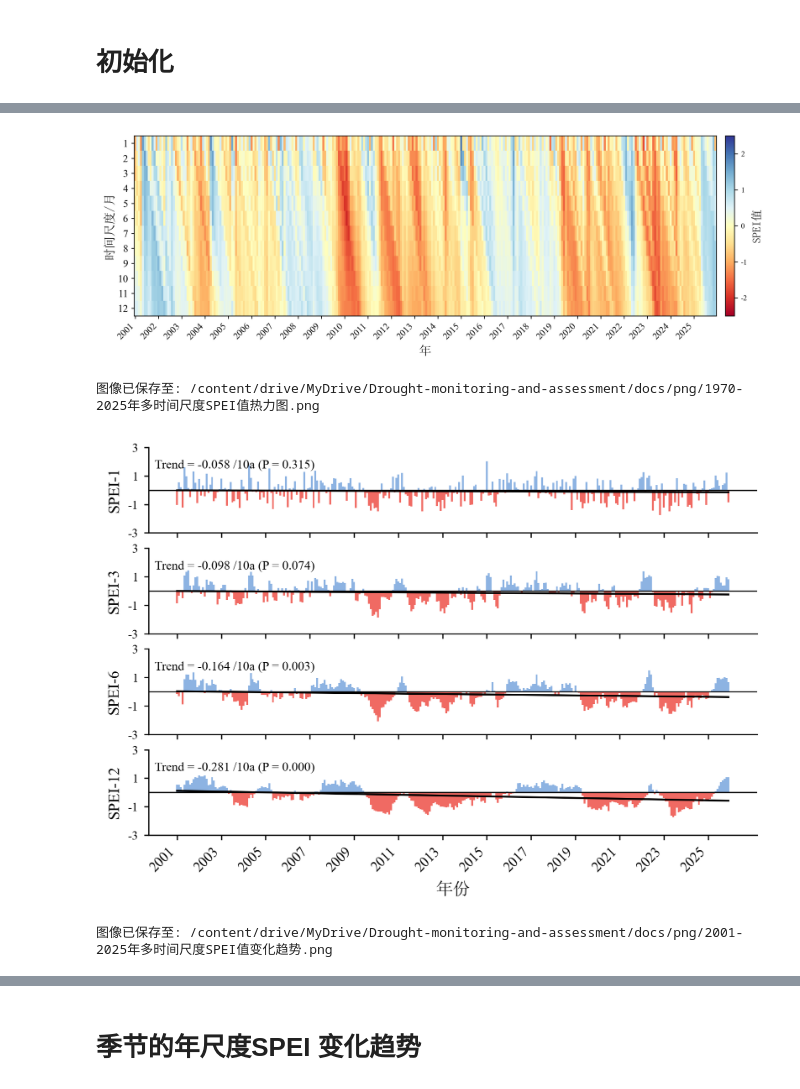
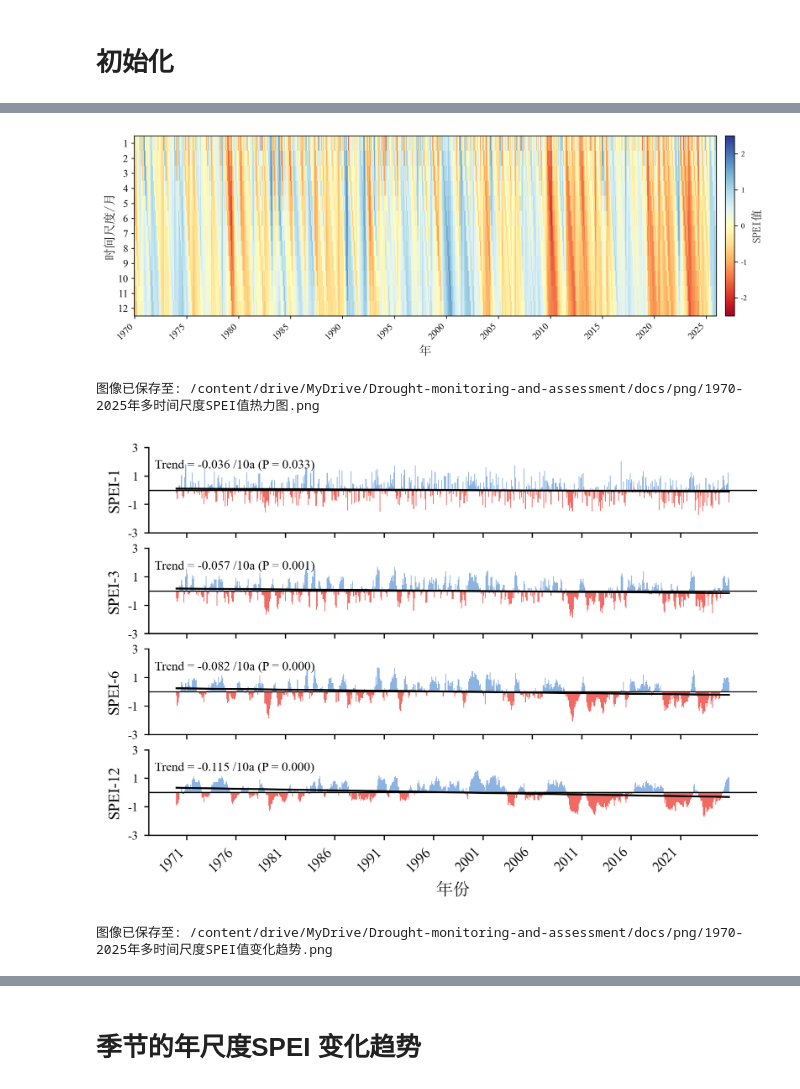
Before and after one commit to hongxu-yn/Drought-monitoring-and-assessment, a Jupyter notebook: src/气象干旱时空格局.ipynb, the cells around one changed output, grey strips where cells are left out. Cells and saved outputs as stored; diff of their text form; code cells hidden in the pictures.

```diff
--- a/src/气象干旱时空格局.ipynb
+++ b/src/气象干旱时空格局.ipynb
@@ -208,9 +208,7 @@ import matplotlib.font_manager as fm
 from pathlib import Path
 from matplotlib.colors import TwoSlopeNorm
 
-
-
-path_station = project_dir/ 'data/spei/站点编号及信息_选定_1969-2025.xlsx'
+path_station = project_dir / 'data/spei/站点编号及信息_选定_1969-2025.xlsx'
 path_spei = project_dir / 'data/spei/SPEI_month_1970_2025.csv'
 df_stations = pd.read_excel(path_station)
 spei_df = pd.read_csv(path_spei)
@@ -231,7 +229,6 @@ combined_df = pd.merge(
 # =========================
 spei_cols = [col for col in spei_df.columns if "SPEI" in col.upper()]
 
-# 按时间尺度排序，例如 SPEI01, SPEI03, SPEI06, SPEI12
 def extract_scale(col):
     nums = "".join([s for s in col if s.isdigit()])
     return int(nums) if nums else 999
@@ -253,7 +250,6 @@ regional_mean_df["Date"] = pd.to_datetime(
 
 regional_mean_df = regional_mean_df.sort_values("Date")
 
-
 heatmap_data = regional_mean_df.set_index("Date")[spei_cols].T
 
 scale_labels = []
@@ -268,7 +264,6 @@ heatmap_data.index = scale_labels
 # =========================
 fig, ax = plt.subplots(figsize=(10, 3.5), dpi=300)
 
-# 以 0 为中心的发散色带
 norm = TwoSlopeNorm(vmin=-2.5, vcenter=0, vmax=2.5)
 
 im = ax.imshow(
@@ -279,15 +274,27 @@ im = ax.imshow(
     interpolation="nearest"
 )
 
+# =========================
+# 6. X 轴刻度间隔设置
+# =========================
 dates = heatmap_data.columns
+x_tick_interval = 5   # 每隔5年显示一个刻度，可改为 1/2/5/10
 
 year_ticks = []
 year_labels = []
 
 for i, date in enumerate(dates):
-    if date.month == 1:
+    if date.month == 1 and ((date.year - startyear) % x_tick_interval == 0):
         year_ticks.append(i)
         year_labels.append(str(date.year))
+
+# 保证最后一年显示
+if len(dates) > 0:
+    last_i = len(dates) - 1
+    last_year = dates[-1].year
+    if len(year_labels) == 0 or year_labels[-1] != str(last_year):
+        year_ticks.append(last_i)
+        year_labels.append(str(last_year))
 
 ax.set_xticks(year_ticks)
 ax.set_xticklabels(
@@ -313,7 +320,6 @@ ax.set_yticklabels(
 # =========================
 ax.set_xlabel("年", fontproperties=font_zh, fontsize=13)
 ax.set_ylabel("时间尺度/月", fontproperties=font_zh, fontsize=13)
-
 
 # =========================
 # 9. 色标设置
@@ -330,35 +336,35 @@ cbar.set_label(
     "SPEI值",
     fontproperties=font_zh,
     fontsize=12
 )
 
 cbar.ax.tick_params(labelsize=10)
 
 for tick in cbar.ax.get_yticklabels():
     tick.set_fontproperties(font_en)
 
 ax.tick_params(axis="both", direction="out", length=3, width=0.8)
 
 for spine in ax.spines.values():
     spine.set_visible(True)
     spine.set_linewidth(0.8)
+
 ax.set_yticks(np.arange(-0.5, len(heatmap_data.index), 1), minor=True)
 ax.tick_params(which="minor", left=False)
 
 plt.tight_layout()
-
 
 out_png = png_dir / f"{startyear}-{endyear}年多时间尺度SPEI值热力图.png"
 out_pdf = png_dir / f"{startyear}-{endyear}年多时间尺度SPEI值热力图.pdf"
 
 plt.savefig(out_png, dpi=300, bbox_inches="tight")
 plt.savefig(out_pdf, dpi=300, bbox_inches="tight")
 
 plt.show()
 
 print(f"图像已保存至: {out_png}")
 # %% [output]
-[figure, old version]
+[figure, new version]
 图像已保存至: /content/drive/MyDrive/Drought-monitoring-and-assessment/docs/png/1970-2025年多时间尺度SPEI值热力图.png
 # %%
 import pandas as pd
@@ -373,8 +379,7 @@ from scipy.stats import linregress
 df_stations = pd.read_excel(path_station)
 spei_df = pd.read_csv(path_spei)
 
-# 只选取 2001—2025 年
-spei_df = spei_df[spei_df["year"].between(2001, 2025)].copy()
+spei_df = spei_df[spei_df["year"].between(startyear, endyear)].copy()
 
 combined_df = pd.merge(
     spei_df,
@@ -431,7 +436,7 @@ tick_positions = []
 tick_labels = []
 
 for i, date in enumerate(dates):
-    if date.month == 1 and date.year % 2 == 1:
+    if date.month == 1 and date.year % 5 == 1:
         tick_positions.append(i)
         tick_labels.append(str(date.year))
 
@@ -569,5 +574,5 @@ plt.show()
 
 print(f"图像已保存至: {out_fig}")
 # %% [output]
-[figure, old version]
+[figure, new version]
-图像已保存至: /content/drive/MyDrive/Drought-monitoring-and-assessment/docs/png/2001-2025年多时间尺度SPEI值变化趋势.png
+图像已保存至: /content/drive/MyDrive/Drought-monitoring-and-assessment/docs/png/1970-2025年多时间尺度SPEI值变化趋势.png
```
Also changed, not shown: parts of 5 cells of this notebook.
